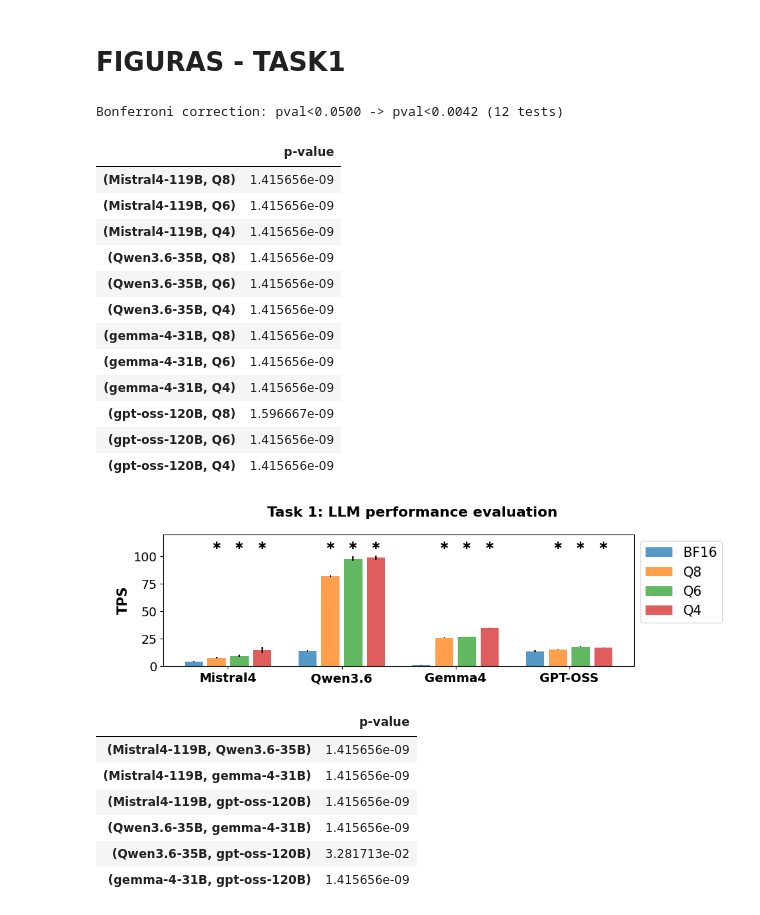
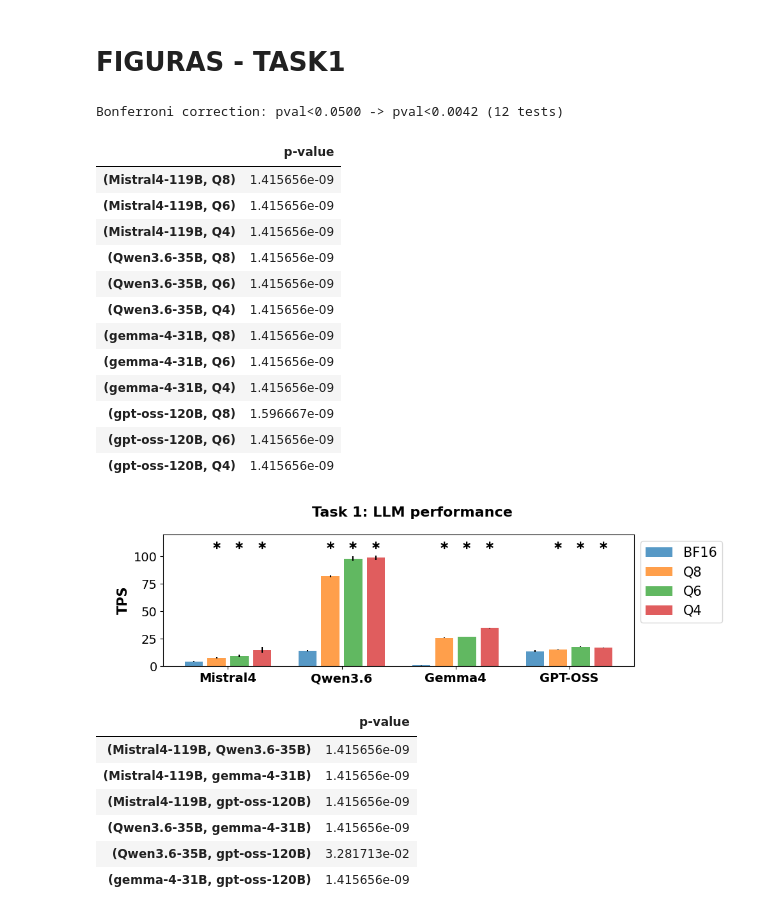
Before and after one commit to cnpem/quantization_LLM_smiles, a Jupyter notebook: src/analise_task2.ipynb, the cells around one changed output. Drawn from its saved outputs; the diff is of its cells as text; code cells hidden in the pictures.

Commit message:
New plots

```diff
--- a/src/analise_task2.ipynb
+++ b/src/analise_task2.ipynb
@@ -1543,41 +1543,41 @@ for min_dist in [0.3, 0.6, 1.0]:
 # %%
 #fig, ax = plt.subplots(2,1, figsize=(10, 5), sharex=True)
 fig, ax = plt.subplots(1,1, figsize=(10, 3), sharex=True)
-fig.suptitle('Task 1: LLM performance evaluation', fontsize=16, fontweight='bold')
+fig.suptitle('Task 1: LLM performance', fontsize=16, fontweight='bold')
 
 plot_data(d_stats=d_stats_task1, stat='tokens_per_second', ax=ax, ylabel='TPS'           , ylim=[0,120], prompt_avg=None, prompt_std=0.0, scale=1, show_legend=True)
 #plot_data(d_stats=d_stats_task1, stat='duration_min',      ax=ax[1], ylabel='Duration (min)'  , ylim=[0,130],  prompt_avg=None, prompt_std=0.0, scale=1)
 
 annonate_barplot(ax=ax, df=df_task1, col='tokens_per_second', pval=pval, y=110)
 #annonate_barplot(ax=ax[1], df=df_task1, col='duration_min', pval=pval, y=120)
 
 
 
 #plot_data_boxplot(df_task2, 'tokens_per_second', ax=ax[0], ylabel='TPS',            show_legend=True, ylim=[0, 120])
 #plot_data_boxplot(df_task2, 'duration_min',      ax=ax[1], ylabel='Duration (min)', show_legend=True, ylim=[0, 130])
 
 #annonate_boxplot(ax[0], df=df_task2, col='tokens_per_second', pval=pval, y=110)
 #annonate_boxplot(ax[1], df=df_task2, col='duration_min', pval=pval, y=120)
 
 
 plt.tight_layout()
 plt.show()
 # %% [output]
 Bonferroni correction: pval<0.0500 -> pval<0.0042 (12 tests)
 |  | p-value |
 | (Mistral4-119B, Q8) | 1.415656e-09 |
 | (Mistral4-119B, Q6) | 1.415656e-09 |
 | (Mistral4-119B, Q4) | 1.415656e-09 |
 | (Qwen3.6-35B, Q8) | 1.415656e-09 |
 | (Qwen3.6-35B, Q6) | 1.415656e-09 |
 | (Qwen3.6-35B, Q4) | 1.415656e-09 |
 | (gemma-4-31B, Q8) | 1.415656e-09 |
 | (gemma-4-31B, Q6) | 1.415656e-09 |
 | (gemma-4-31B, Q4) | 1.415656e-09 |
 | (gpt-oss-120B, Q8) | 1.596667e-09 |
 | (gpt-oss-120B, Q6) | 1.415656e-09 |
 | (gpt-oss-120B, Q4) | 1.415656e-09 |
-[figure, old version]
+[figure, new version]
 # %%
 _ = utest_intermodel(df=df_task1, col='tokens_per_second', pval_threshold=pval, show_uncorrected_pval=True)
 # %% [output]
```
Also changed, not shown: parts of 5 cells of this notebook.
